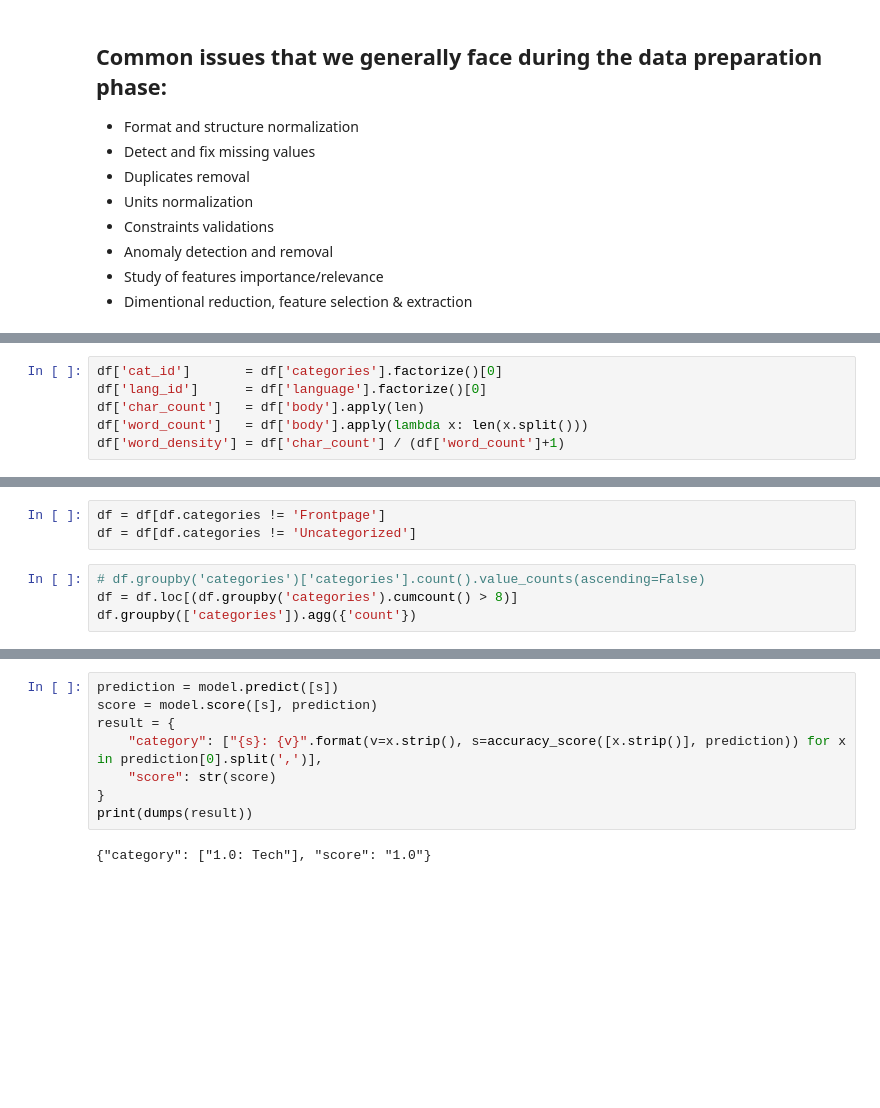
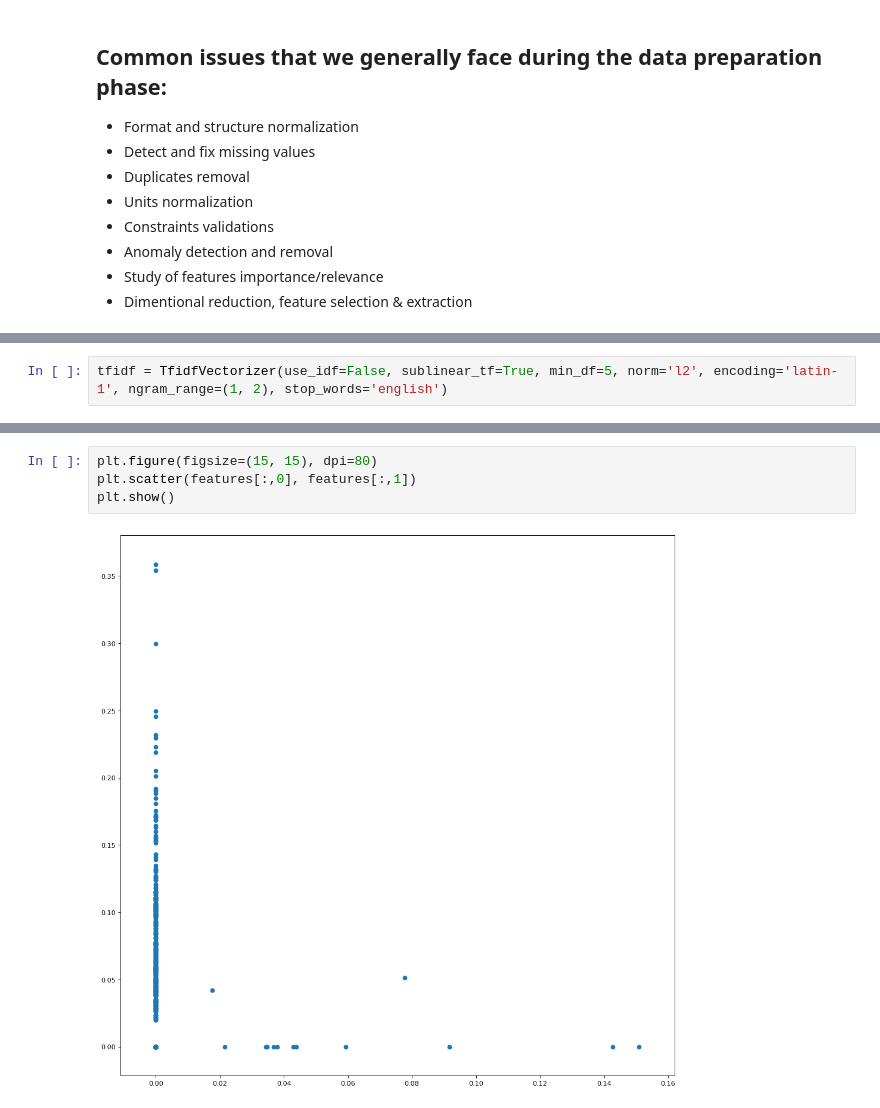
Before and after one commit to saidsef/ml-classifier, a Jupyter notebook: classifier-ml.ipynb, the cells around one changed output, grey strips where cells are left out. Saved outputs shown, nothing was run; the diff lists cells and outputs as text; blank space fills up the shorter version.

Commit message:
updated notebook to new source data and new models

```diff
--- a/classifier-ml.ipynb
+++ b/classifier-ml.ipynb
@@ -57,6 +81,0 @@ df['categories']   = df['categories'].apply(lambda x: x.title())
-# %%
-df['cat_id']       = df['categories'].factorize()[0]
-df['lang_id']      = df['language'].factorize()[0]
-df['char_count']   = df['body'].apply(len)
-df['word_count']   = df['body'].apply(lambda x: len(x.split()))
-df['word_density'] = df['char_count'] / (df['word_count']+1)
@@ -77,7 +81,0 @@ df.head(1).T.style
-# %%
-df = df[df.categories != 'Frontpage']
-df = df[df.categories != 'Uncategorized']
-# %%
-# df.groupby('categories')['categories'].count().value_counts(ascending=False)
-df = df.loc[(df.groupby('categories').cumcount() > 8)]
-df.groupby(['categories']).agg({'count'})
@@ -140 +92,3 @@ df.head(5)
+# %%
+tfidf = TfidfVectorizer(use_idf=False, sublinear_tf=True, min_df=5, norm='l2', encoding='latin-1', ngram_range=(1, 2), stop_words='english')
 # %%
@@ -237,10 +100,6 @@ How did the film, which has the song “Oh, sinner man, where you gonna run to?
-# %%
-prediction = model.predict([s])
-score = model.score([s], prediction)
-result = {
-    "category": ["{s}: {v}".format(v=x.strip(), s=accuracy_score([x.strip()], prediction)) for x in prediction[0].split(',')],
-    "score": str(score)
-}
-print(dumps(result))
-# %% [output]
-{"category": ["1.0: Tech"], "score": "1.0"}
+# %%
+plt.figure(figsize=(15, 15), dpi=80)
+plt.scatter(features[:,0], features[:,1])
+plt.show()
+# %% [output]
+[figure, added]
```
Also changed, not shown: parts of 31 cells of this notebook.
